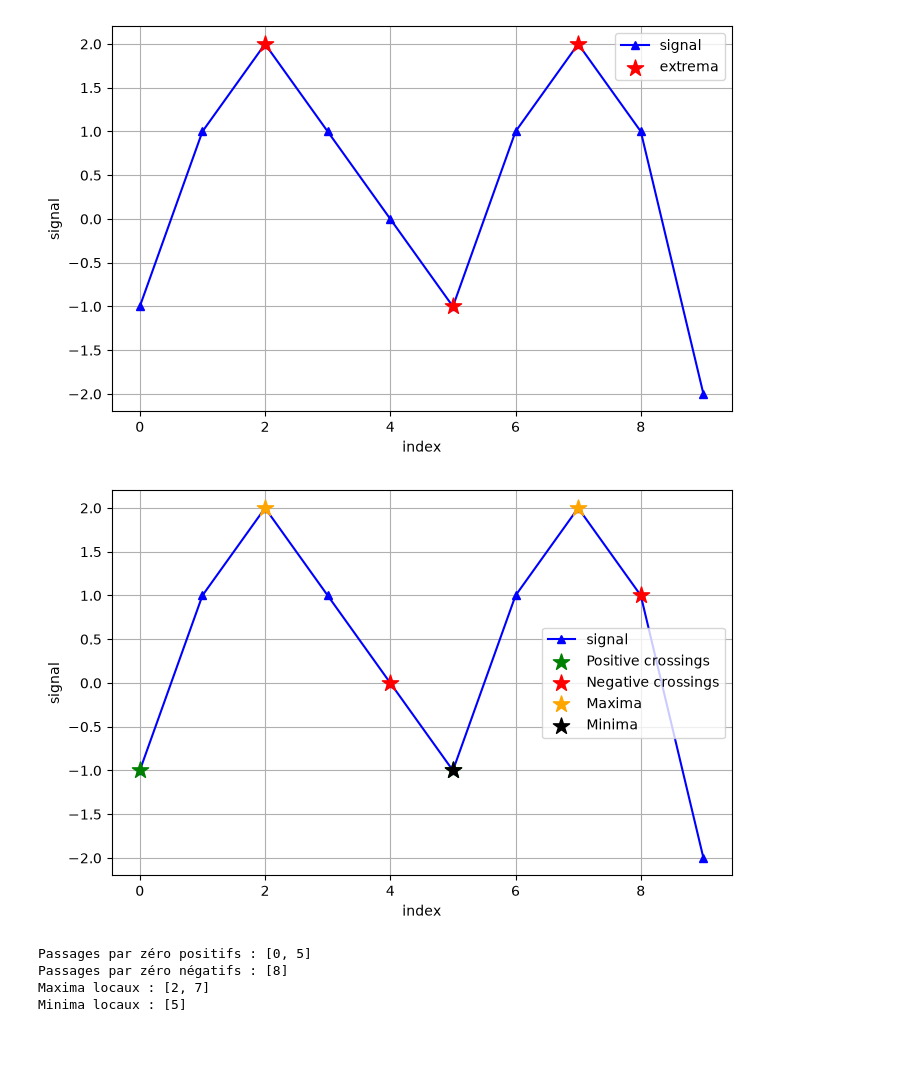
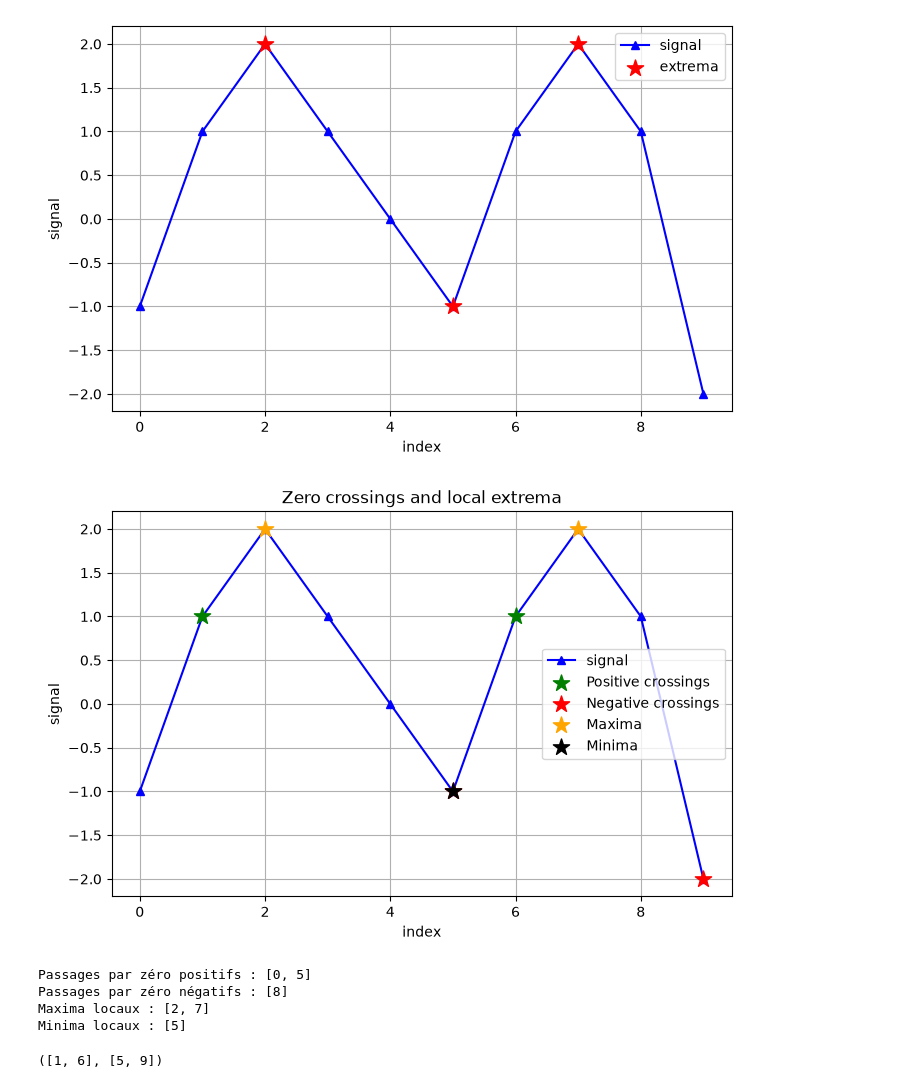
Before and after one commit to YaelBiz1/Series03-Python, a Jupyter notebook: Python-Series03.ipynb, the cells around one changed output. Saved outputs shown, nothing was run; the diff lists cells and outputs as text; code cells hidden in the pictures; blank space fills up the shorter version.

```diff
--- a/Python-Series03.ipynb
+++ b/Python-Series03.ipynb
@@ -142,17 +142,48 @@ import matplotlib.pyplot as plt
 
 
 def find_zero_crossings(signal):
-    """Renvoie les positions des passages du signal par zéro."""
+    """
+    Renvoie les positions des passages du signal par zéro.
+
+    Entrée :
+        signal (np.ndarray) : signal 1D
+    Sorties :
+        positive (list) : indices où le signal passe de négatif à positif
+        negative (list) : indices où le signal passe de positif à négatif
+    """
     positive = []
     negative = []
 
     for i in range(len(signal) - 1):
         if signal[i] < 0 and signal[i + 1] >= 0:
-            positive.append(i)
+            positive.append(i + 1)
         elif signal[i] >= 0 and signal[i + 1] < 0:
-            negative.append(i)
+            negative.append(i + 1)
 
     return positive, negative
+
+
+def find_extrema(signal):
+    """
+    Renvoie les indices des maxima et minima locaux.
+
+    Entrée :
+        signal (np.ndarray) : signal 1D
+    Sorties :
+        maxima (list) : indices des maxima locaux
+        minima (list) : indices des minima locaux
+    """
+    derivative = np.diff(signal)
+    maxima = []
+    minima = []
+
+    for i in range(1, len(derivative)):
+        if derivative[i - 1] > 0 and derivative[i] < 0:
+            maxima.append(i)
+        elif derivative[i - 1] < 0 and derivative[i] > 0:
+            minima.append(i)
+
+    return maxima, minima
 
 
 def find_extrema(signal):
@@ -183,35 +214,36 @@ def plot_points(signal, points, label, color):
             points,
             signal[points],
             color=color,
             marker="*",
             s=150,
             label=label,
             zorder=3,
         )
 
 
 # Signal des exemples précédents
 signal = np.array([-1, 1, 2, 1, 0, -1, 1, 2, 1, -2])
 
 # Trouver les points remarquables
 positive_crossings, negative_crossings = find_zero_crossings(signal)
 maxima, minima = find_extrema(signal)
 
 # Tracer le signal et les points trouvés
 plt.figure(figsize=(8, 5))
 plot_signal(signal)
 plot_points(signal, positive_crossings, "Positive crossings", "green")
 plot_points(signal, negative_crossings, "Negative crossings", "red")
 plot_points(signal, maxima, "Maxima", "orange")
 plot_points(signal, minima, "Minima", "black")
 
+plt.grid(True)
 plt.xlabel("index")
 plt.ylabel("signal")
-plt.grid(True)
+plt.title("Zero crossings and local extrema")
 plt.legend()
 plt.show()
 # %% [output]
-[figure, old version]
+[figure, new version]
 # %%
 # Passages par zéro positifs (de négatif vers positif)
 zero_pos = [i for i in range(len(signal)-1) if signal[i] < 0 and signal[i+1] > 0]
@@ -229,3 +261,7 @@ Passages par zéro positifs : [0, 5]
 Passages par zéro négatifs : [8]
 Maxima locaux : [2, 7]
 Minima locaux : [5]
+# %%
+print(find_zero_crossings(signal))
+# %% [output]
+([1, 6], [5, 9])
```
